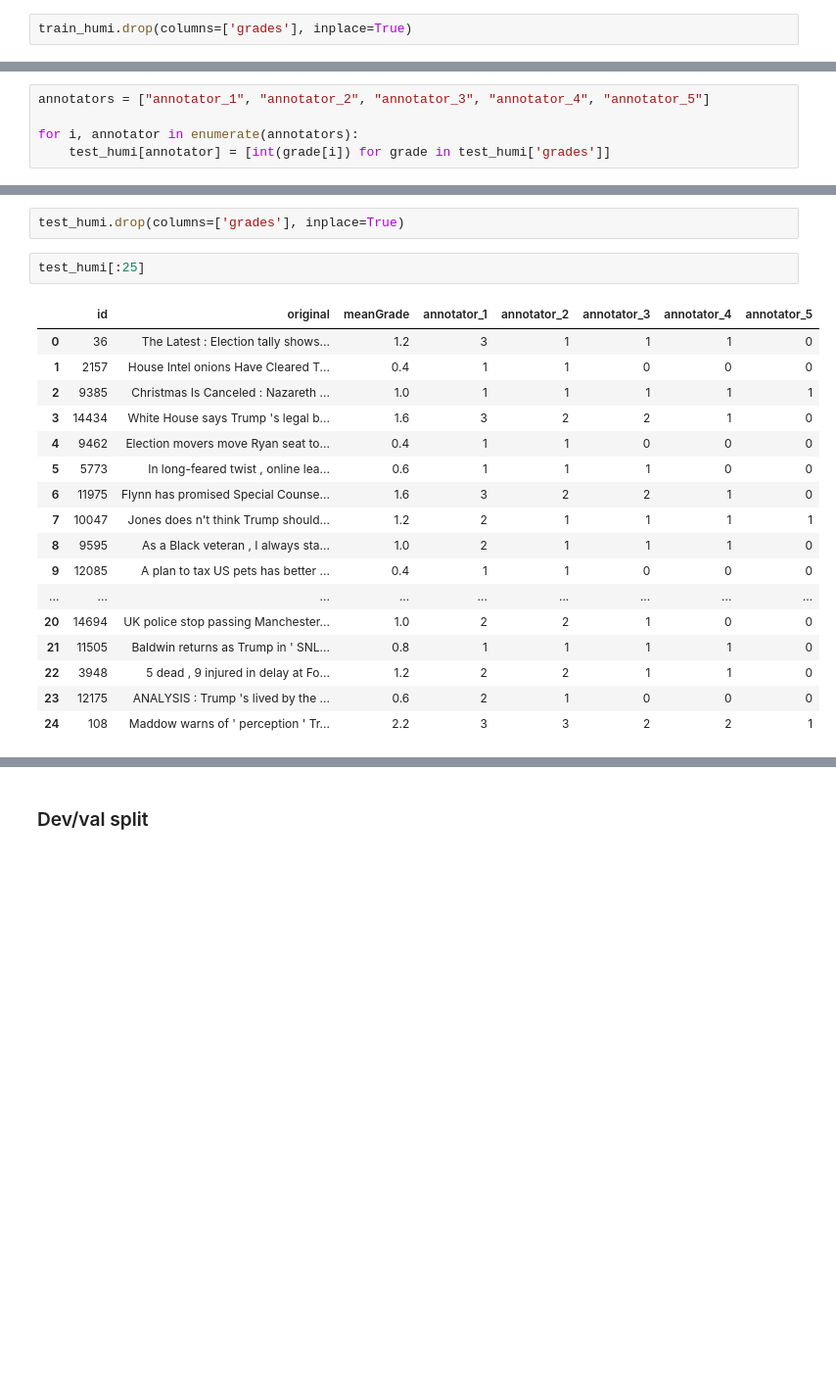
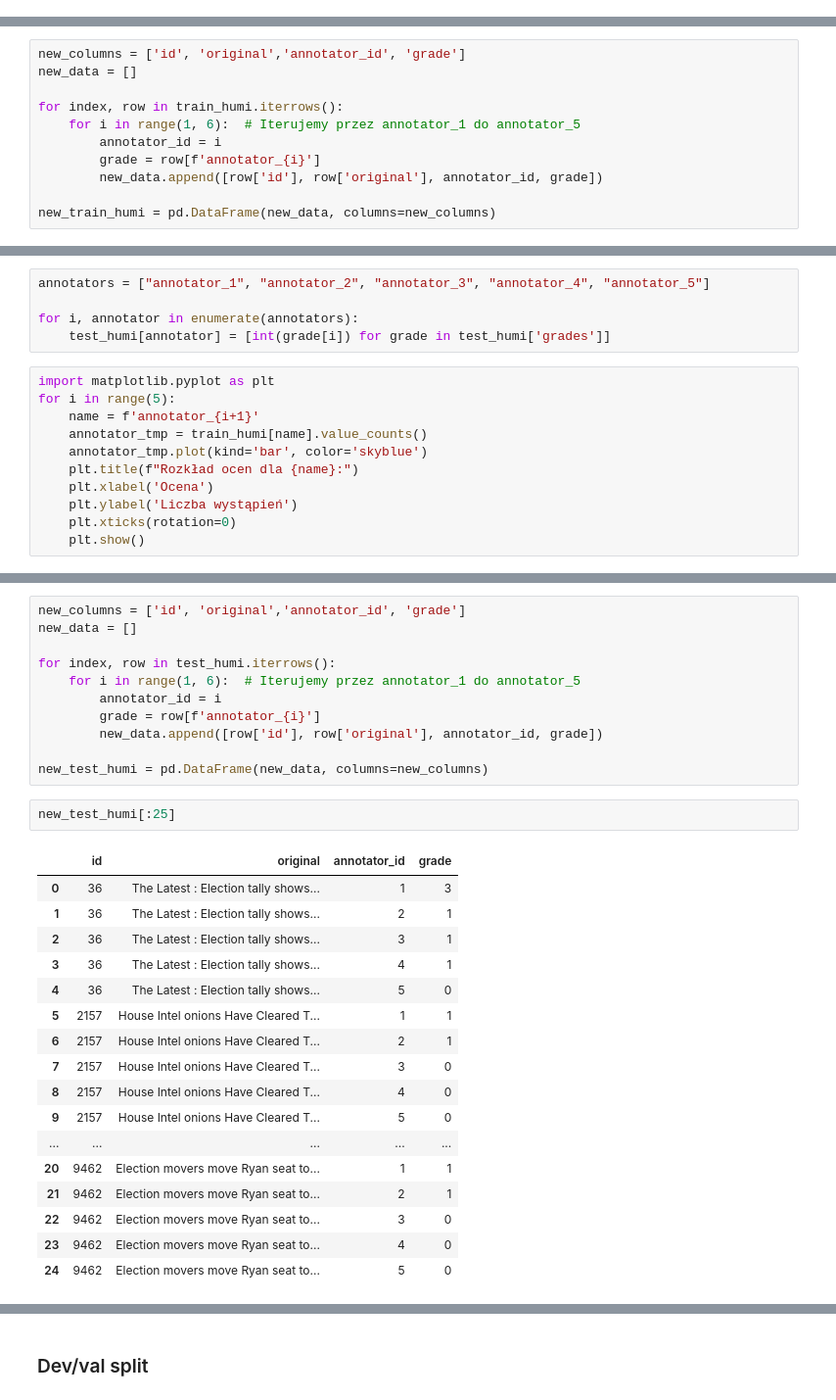
Before and after one commit to MDY00/Personalised_LLM, a Jupyter notebook: Humi_EDA.ipynb, the cells around one changed output, grey strips where cells are left out. Shown at 98% size. Saved outputs shown, nothing was run; the diff lists cells and outputs as text; blank space fills up the shorter version.

Commit message:
Adjusted HUMI ds to model pipeline

```diff
--- a/Humi_EDA.ipynb
+++ b/Humi_EDA.ipynb
@@ -134,5 +134,3 @@ train_humi[:20]
 | 17 | 2357 | Pulled Over in a Rental Car , Wit... | 22211 | 1.6 | 2 | 2 | 2 | 1 | ... |
 | 18 | 9653 | US president forced to leave New ... | 32110 | 1.4 | 3 | 2 | 1 | 1 | ... |
 | 19 | 6822 | Erdogan Rejects Arab Demands ; Tu... | 22110 | 1.2 | 2 | 2 | 1 | 1 | ... |
-# %%
-train_humi.drop(columns=['grades'], inplace=True)
@@ -154,0 +157,11 @@ train_humi
+# %%
+new_columns = ['id', 'original','annotator_id', 'grade']
+new_data = []
+
+for index, row in train_humi.iterrows():
+    for i in range(1, 6):  # Iterujemy przez annotator_1 do annotator_5
+        annotator_id = i
+        grade = row[f'annotator_{i}']
+        new_data.append([row['id'], row['original'], annotator_id, grade])
+
+new_train_humi = pd.DataFrame(new_data, columns=new_columns)
@@ -231,3 +244,14 @@ annotators = ["annotator_1", "annotator_2", "annotator_3", "annotator_4", "annot
 
 for i, annotator in enumerate(annotators):
     test_humi[annotator] = [int(grade[i]) for grade in test_humi['grades']]
+# %%
+import matplotlib.pyplot as plt
+for i in range(5):
+    name = f'annotator_{i+1}'
+    annotator_tmp = train_humi[name].value_counts()
+    annotator_tmp.plot(kind='bar', color='skyblue')
+    plt.title(f"Rozkład ocen dla {name}:")
+    plt.xlabel('Ocena')
+    plt.ylabel('Liczba wystąpień')
+    plt.xticks(rotation=0)
+    plt.show()
@@ -254,23 +278,32 @@ test_humi[:20]
 # %%
-test_humi.drop(columns=['grades'], inplace=True)
+new_columns = ['id', 'original','annotator_id', 'grade']
+new_data = []
+
+for index, row in test_humi.iterrows():
+    for i in range(1, 6):  # Iterujemy przez annotator_1 do annotator_5
+        annotator_id = i
+        grade = row[f'annotator_{i}']
+        new_data.append([row['id'], row['original'], annotator_id, grade])
+
+new_test_humi = pd.DataFrame(new_data, columns=new_columns)
 # %%
-test_humi[:25]
+new_test_humi[:25]
 # %% [output]
-|  | id | original | meanGrade | annotator_1 | annotator_2 | annotator_3 | annotator_4 | annotator_5 |
-| 0 | 36 | The Latest : Election tally shows... | 1.2 | 3 | 1 | 1 | 1 | 0 |
-| 1 | 2157 | House Intel onions Have Cleared T... | 0.4 | 1 | 1 | 0 | 0 | 0 |
-| 2 | 9385 | Christmas Is Canceled : Nazareth ... | 1.0 | 1 | 1 | 1 | 1 | 1 |
-| 3 | 14434 | White House says Trump 's legal b... | 1.6 | 3 | 2 | 2 | 1 | 0 |
-| 4 | 9462 | Election movers move Ryan seat to... | 0.4 | 1 | 1 | 0 | 0 | 0 |
-| 5 | 5773 | In long-feared twist , online lea... | 0.6 | 1 | 1 | 1 | 0 | 0 |
-| 6 | 11975 | Flynn has promised Special Counse... | 1.6 | 3 | 2 | 2 | 1 | 0 |
-| 7 | 10047 | Jones does n't think Trump should... | 1.2 | 2 | 1 | 1 | 1 | 1 |
-| 8 | 9595 | As a Black veteran , I always sta... | 1.0 | 2 | 1 | 1 | 1 | 0 |
-| 9 | 12085 | A plan to tax US pets has better ... | 0.4 | 1 | 1 | 0 | 0 | 0 |
-| ... | ... | ... | ... | ... | ... | ... | ... | ... |
-| 20 | 14694 | UK police stop passing Manchester... | 1.0 | 2 | 2 | 1 | 0 | 0 |
-| 21 | 11505 | Baldwin returns as Trump in ' SNL... | 0.8 | 1 | 1 | 1 | 1 | 0 |
-| 22 | 3948 | 5 dead , 9 injured in delay at Fo... | 1.2 | 2 | 2 | 1 | 1 | 0 |
-| 23 | 12175 | ANALYSIS : Trump 's lived by the ... | 0.6 | 2 | 1 | 0 | 0 | 0 |
-| 24 | 108 | Maddow warns of ' perception ' Tr... | 2.2 | 3 | 3 | 2 | 2 | 1 |
+|  | id | original | annotator_id | grade |
+| 0 | 36 | The Latest : Election tally shows... | 1 | 3 |
+| 1 | 36 | The Latest : Election tally shows... | 2 | 1 |
+| 2 | 36 | The Latest : Election tally shows... | 3 | 1 |
+| 3 | 36 | The Latest : Election tally shows... | 4 | 1 |
+| 4 | 36 | The Latest : Election tally shows... | 5 | 0 |
+| 5 | 2157 | House Intel onions Have Cleared T... | 1 | 1 |
+| 6 | 2157 | House Intel onions Have Cleared T... | 2 | 1 |
+| 7 | 2157 | House Intel onions Have Cleared T... | 3 | 0 |
+| 8 | 2157 | House Intel onions Have Cleared T... | 4 | 0 |
+| 9 | 2157 | House Intel onions Have Cleared T... | 5 | 0 |
+| ... | ... | ... | ... | ... |
+| 20 | 9462 | Election movers move Ryan seat to... | 1 | 1 |
+| 21 | 9462 | Election movers move Ryan seat to... | 2 | 1 |
+| 22 | 9462 | Election movers move Ryan seat to... | 3 | 0 |
+| 23 | 9462 | Election movers move Ryan seat to... | 4 | 0 |
+| 24 | 9462 | Election movers move Ryan seat to... | 5 | 0 |
 # %%
```
Also changed, not shown: parts of 20 cells of this notebook, 4 other files.
